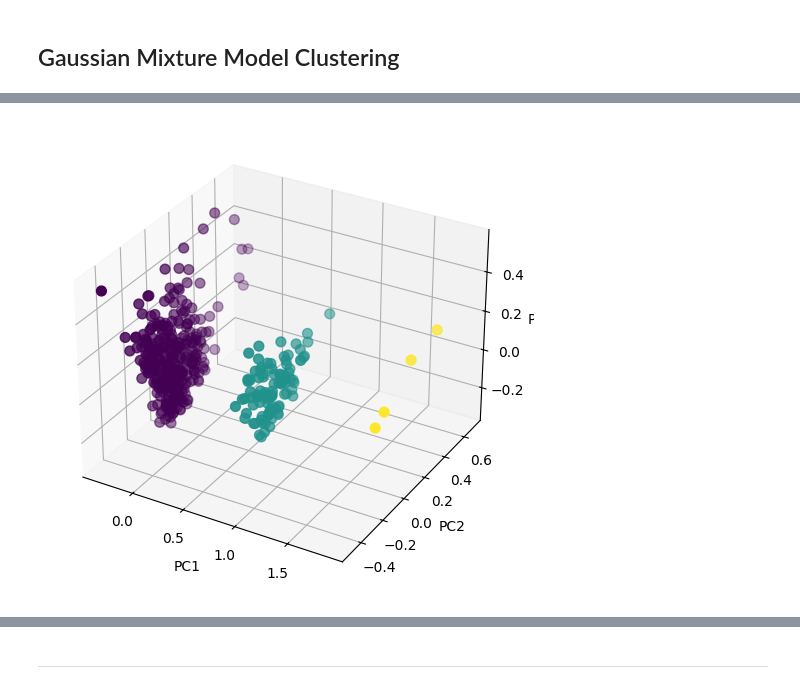
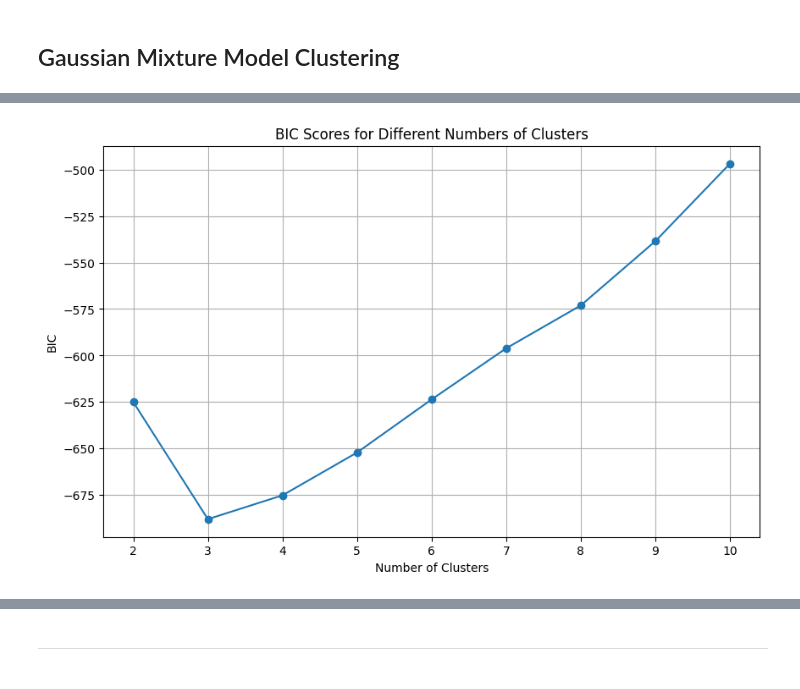
Before and after one commit to Purpup/COGS118B-Project, a Jupyter notebook: FinalProject.ipynb, the cells around one changed output, grey strips where cells are left out. Cells and saved outputs as stored; diff of their text form; code cells hidden in the pictures.

Commit message:
Fixed several issues and created project layout

```diff
--- a/FinalProject.ipynb
+++ b/FinalProject.ipynb
@@ -390,18 +367,23 @@ plt.plot(pca.explained_variance_ratio_)
-# %%
-# Apply PCA
-pca = PCA(n_components=3)
-principal_components = pca.fit_transform(df_numeric)
-
-# Create a DataFrame for the principal components
-principal_df = pd.DataFrame(data=principal_components, columns=['PC1', 'PC2', 'PC3'])
-
-#plot in 3d with sectors for hue
-fig = plt.figure(figsize=(10, 6))
-ax = fig.add_subplot(111, projection='3d')
-ax.scatter(principal_df['PC1'], principal_df['PC2'], principal_df['PC3'], c=df['Cluster'], cmap='viridis', s=50)
-ax.set_xlabel('PC1')
-ax.set_ylabel('PC2')
-ax.set_zlabel('PC3')
-plt.show()
-# %% [output]
-[figure, removed]
+# %%
+def calculate_bic(data, max_clusters):
+    bic_scores = []
+    for n in range(2, max_clusters+1):
+        gmm = GaussianMixture(n_components=n, random_state=42)
+        gmm.fit(data)
+        bic_scores.append(gmm.bic(data))
+    return bic_scores
+
+# Calculate BIC scores
+max_clusters = 10  # You can adjust this
+bic_scores = calculate_bic(df_reduced, max_clusters)
+
+# Plot BIC scores
+plt.figure(figsize=(10, 6))
+plt.plot(range(2, max_clusters+1), bic_scores, marker='o', linestyle='-')
+plt.title('BIC Scores for Different Numbers of Clusters')
+plt.xlabel('Number of Clusters')
+plt.ylabel('BIC')
+plt.grid(True)
+plt.show()
+# %% [output]
+[figure, added]
```
Also changed, not shown: parts of 26 cells of this notebook, 1 other file.
